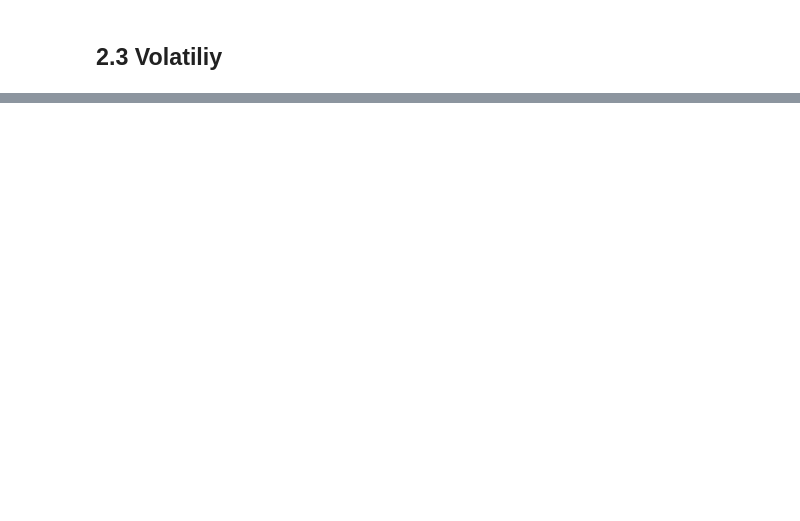
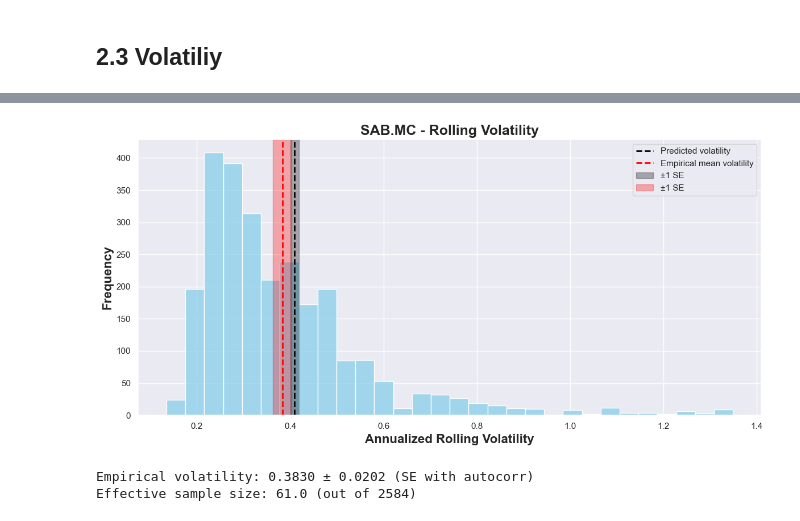
Before and after one commit to JuanCastillo29/Portfolio-Optimization-of-IBEX-35-Assets-Using-Laplace-Fitted-Returns, a Jupyter notebook: Notebooks/Data_exploration_&_volatility.ipynb, the cells around one changed output, grey strips where cells are left out. Drawn from its saved outputs; the diff is of its cells as text; code cells hidden in the pictures; blank space fills up the shorter version.

Commit message:
Added Rolling Volatility calc

```diff
--- a/Notebooks/Data_exploration_&_volatility.ipynb
+++ b/Notebooks/Data_exploration_&_volatility.ipynb
@@ -231,0 +298,52 @@ plt.show()
+# %%
+def estimate_se_binning(vol_series, bin_size):
+    n = len(vol_series)
+    n_bins = n // bin_size
+    # Truncate to full bins
+    trimmed = vol_series[:n_bins * bin_size]
+    bins = trimmed.values.reshape(n_bins, bin_size)
+    bin_means = bins.mean(axis=1)
+    se = bin_means.std(ddof=1) / np.sqrt(n_bins)
+    return se, n_bins
+
+
+def Rolling_Vol_hist(data, results, asset_name):
+    sns.set(style="darkgrid")
+
+    rolling_vol = data[f"Close_{asset_name}"].rolling(window=21).std().dropna() * np.sqrt(252)
+    n = len(rolling_vol)
+
+    mean_vol = rolling_vol.mean()
+
+    se, n_eff = estimate_se_binning(rolling_vol, bin_size=21*2)
+
+    fit_params = results[results['Asset'] == asset_name].iloc[0]
+    loc = fit_params['loc']
+    scale = fit_params['scale']
+    pred_vol = np.sqrt(2) * scale * np.sqrt(252)
+    se_t = np.sqrt(2*252) * fit_params['se_scale']
+
+    fig, ax1 = plt.subplots(figsize=(12, 6))
+    sns.histplot(rolling_vol, kde=False, ax=ax1, color='skyblue', bins=30)
+
+    ax1.axvline(x=pred_vol, color='black', linestyle='--', linewidth=2, label='Predicted volatility')
+    ax1.axvline(x=mean_vol, color='red', linestyle='--', linewidth=2, label='Empirical mean volatility')
+
+    ax1.axvspan(pred_vol - se_t, pred_vol + se_t, color='black', alpha=0.3, label='±1 SE')
+    ax1.axvspan(mean_vol - se, mean_vol + se, color='red', alpha=0.3, label='±1 SE')
+
+    ax1.set_xlabel("Annualized Rolling Volatility", fontsize=16, fontweight='bold')
+    ax1.set_ylabel("Frequency", fontsize=16, fontweight='bold')
+    ax1.set_title(asset_name + " - Rolling Volatility", fontsize=18, fontweight='bold')
+    ax1.legend()
+    plt.tight_layout()
+    plt.show()
+
+    print(f"Empirical volatility: {mean_vol:.4f} ± {se:.4f} (SE with autocorr)")
+    print(f"Effective sample size: {n_eff:.1f} (out of {n})")
+
+Rolling_Vol_hist(returns, results, "SAB.MC")
+# %% [output]
+[figure, added]
+Empirical volatility: 0.3830 ± 0.0202 (SE with autocorr)
+Effective sample size: 61.0 (out of 2584)
```
Also changed, not shown: parts of 7 cells of this notebook.
